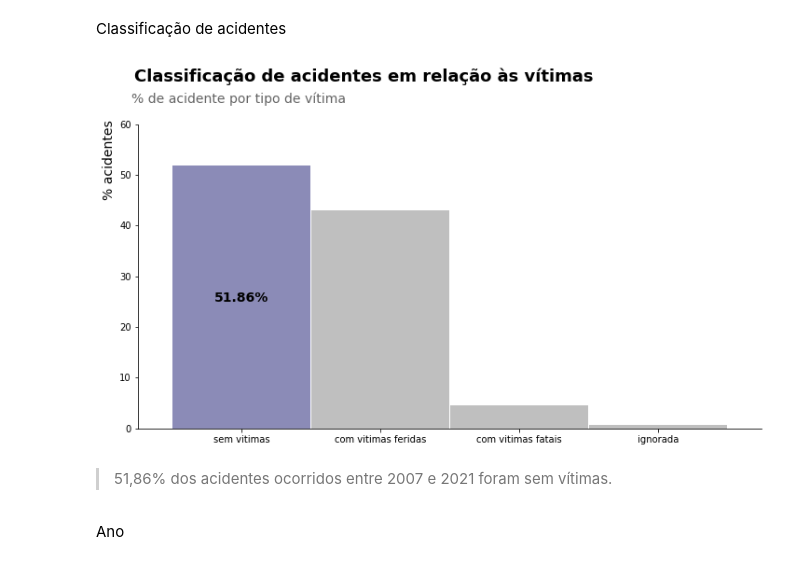
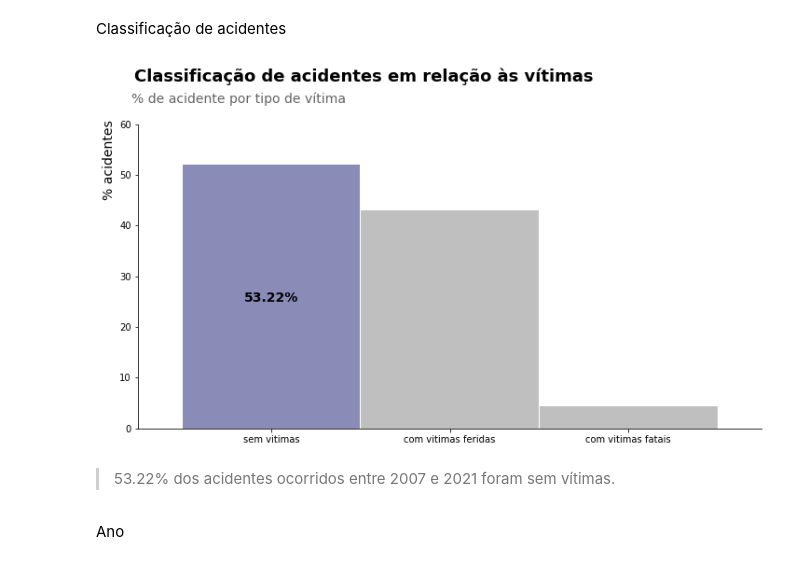
Before and after one commit to LilianeAquino/aed_projeto_1_revisitado, a Jupyter notebook: template_análise_exploratória.ipynb, the cells around one changed output. Cells and saved outputs as stored; diff of their text form; code cells hidden in the pictures.

```diff
--- a/template_análise_exploratória.ipynb
+++ b/template_análise_exploratória.ipynb
@@ -86,2 +96,17 @@ df.dropna(inplace=True)
 # %% [markdown]
 ### Limpeza dos dados
+# %%
+cols = ['causa_acidente',
+        'tipo_acidente',
+        'classificacao_acidente',
+        'fase_dia',
+        'sentido_via',
+        'condicao_metereologica',
+        'tipo_pista',
+        'tracado_via',
+        'estado_fisico',
+        'tipo_envolvido',
+        'tipo_veiculo']
+
+for c in cols:
+    df[c] = df[c].apply(cleaning)
@@ -88,14 +115,12 @@ df.dropna(inplace=True)
 # %%
-cols = ['causa_acidente', 'tipo_acidente', 'classificacao_acidente', 'fase_dia', 'sentido_via', 'condicao_metereologica', 'tipo_pista', 'tracado_via']
-for c in cols:
-    df[c] = df[c].apply(cleaning)
-
-df['km'] = df['km'].apply(padronizaTexto)
+df['municipio'] = df['municipio'].apply(lambda x : x.capitalize())
 df['dia_semana'] = df['dia_semana'].apply(padronizaDiaSemana)
 df['causa_acidente'] = df['causa_acidente'].apply(padronizaCausaAcidente)
 df['tipo_acidente'] = df['tipo_acidente'].apply(padronizaTipoAcidente)
-df['municipio'] = df['municipio'].apply(lambda x : x.capitalize())
 df['br'] = df['br'].apply(padronizaNomeBrs)
+df['uso_solo'] = df['uso_solo'].apply(padronizaUsoSolo)
+df['estado_fisico'] = df['estado_fisico'].apply(padronizaEstadoFisico)
+df['tipo_veiculo'] = df['tipo_veiculo'].apply(padronizaTipoVeiculo)
 # %% [markdown]
 ### Tratamento coluna data
 # %%
@@ -112,11 +131,7 @@ Porcentagem de dados ausentes:  0
 # %% [markdown]
 ### Correção tipagem dados
-# %%
-cols = ['mortos', 'ilesos', 'pessoas', 'feridos', 'ignorados', 'veiculos', 'ano', 'mes']
-for c in cols:
-    df[c] = df[c].astype('int16')
-
-df['id'] = df['id'].astype('float32')
+# %%
+df['id'] = df['id'].astype('float')
 # %% [markdown]
 ### Informação dos dados
 # %%
@@ -162,21 +161,21 @@ Classificação de acidentes
 # %%
 suptitle = 'Classificação de acidentes em relação às vítimas'
 title = '% de acidente por tipo de vítima'
 colors=['#191970', '#808080', '#808080', '#808080']
 
 percentual = round(df['classificacao_acidente'].value_counts(normalize=True) * 100, 2)
-percentual.plot.bar(width=0.993, alpha=0.5, figsize=(12, 6), rot=False, color=colors).spines[['top', 'right']].set_visible(False)
+percentual[:3].plot.bar(width=0.993, alpha=0.5, figsize=(12, 6), rot=False, color=colors).spines[['top', 'right']].set_visible(False)
 plt.suptitle(suptitle, fontsize=18, y=1.02, horizontalalignment='left', x=0.12, color='black', weight='bold')
 plt.title(title, fontsize=14, color='#646464', y=1.05, loc='left', x=-0.01)
 plt.ylabel('% acidentes', fontsize=14, horizontalalignment='left', y=0.75)
 plt.grid(False)
-plt.text(0, 25, '51.86%', fontsize=14, weight='bold', horizontalalignment='center')
+plt.text(0, 25, '53.22%', fontsize=14, weight='bold', horizontalalignment='center')
 plt.ylim(0, 60)
 plt.show()
 # %% [output]
-[figure, old version]
+[figure, new version]
 # %% [markdown]
-> <p style='text-align: justify;'><font size=2.85>51,86% dos acidentes ocorridos entre 2007 e 2021 foram sem vítimas.</font></p>
+> <p style='text-align: justify;'><font size=2.85>53.22% dos acidentes ocorridos entre 2007 e 2021 foram sem vítimas.</font></p>
 # %% [markdown]
 Ano
 # %%
```
Also changed, not shown: parts of 55 cells of this notebook, 1 other file.
